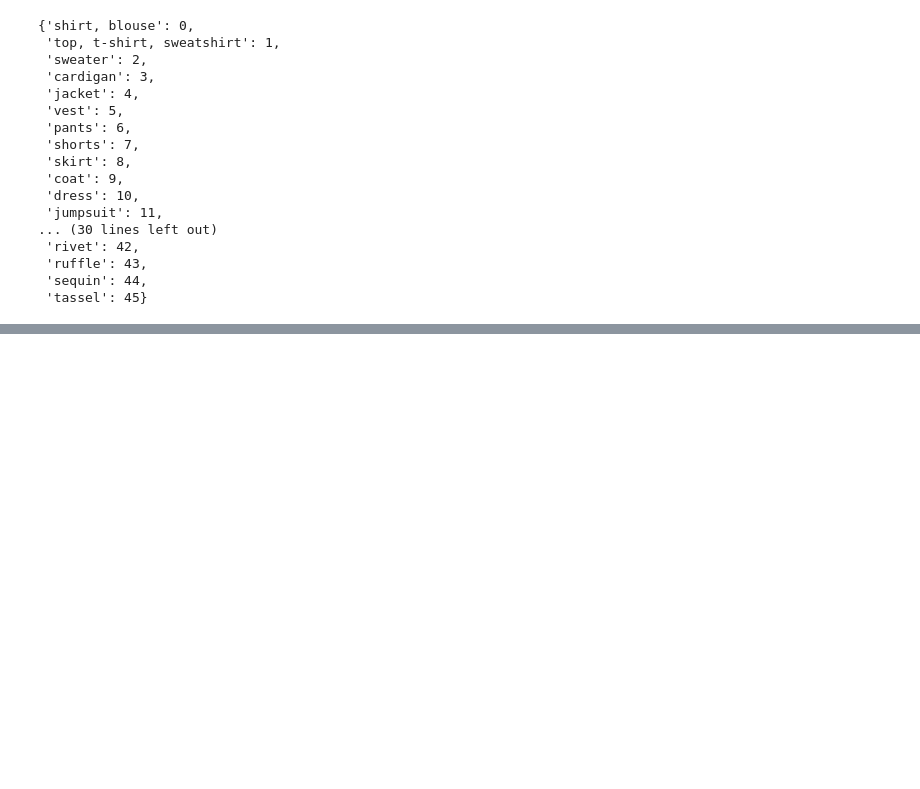
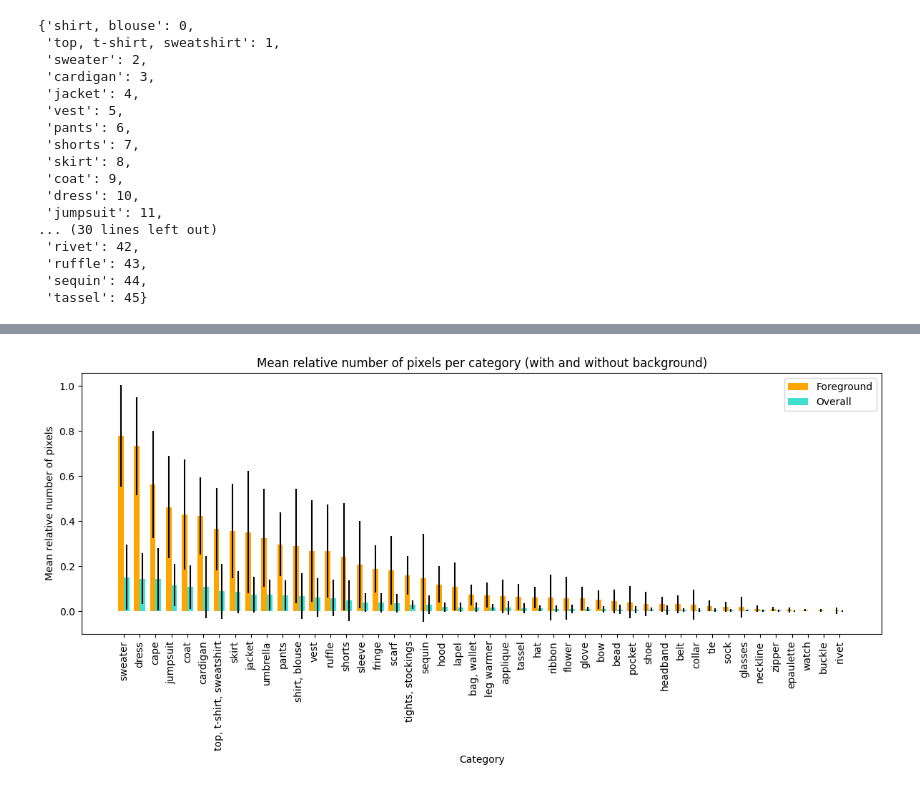
Before and after one commit to BecTome/OR_FashionParsing, a Jupyter notebook: notebooks/DataAnalysis.ipynb, the cells around one changed output, grey strips where cells are left out. Drawn from its saved outputs; the diff is of its cells as text; code cells hidden in the pictures; blank space fills up the shorter version.

```diff
--- a/notebooks/DataAnalysis.ipynb
+++ b/notebooks/DataAnalysis.ipynb
@@ -527,0 +537,46 @@ d_invert_class
+# %%
+import matplotlib.pyplot as plt
+import numpy as np
+
+# Data used in the example
+pixels_mean_vert = pixels_mean_aux.sort_values(by="mean", ascending=False)
+pixels_mean_vert = pixels_mean_vert.rename(index={"headband, head covering, hair accessory": "headband"})
+
+pixels_mean_vert_fg = pixels_mean_aux_fg.sort_values(by="mean", ascending=False)
+pixels_mean_vert_fg = pixels_mean_vert_fg.rename(index={"headband, head covering, hair accessory": "headband"})
+
+# Create a new figure
+fig, ax = plt.subplots(figsize=(12, 6))
+
+# Get the indices for x-axis
+x = np.arange(len(pixels_mean_vert))  # positions for x-axis
+
+# Width for the bars
+bar_width = 0.35  # width of the bars
+
+# Plot the second set of bars (foreground, orange)
+ax.bar(x, pixels_mean_vert_fg["mean"], bar_width, yerr=pixels_mean_vert_fg["std"], label='Foreground', color='orange')
+
+# Plot the first set of bars (overall, blue), shifted by the bar width
+ax.bar(x + bar_width, pixels_mean_vert["mean"], bar_width, yerr=pixels_mean_vert["std"], label='Overall', color='turquoise')
+
+# Set the labels for the x-ticks, centering them with the middle of the two bar sets
+ax.set_xticks(x + bar_width / 2)
+ax.set_xticklabels(pixels_mean_vert.index, fontsize=10, rotation=90)
+
+# Set the title and labels
+ax.set_title("Mean relative number of pixels per category (with and without background)")
+ax.set_xlabel("Category")
+ax.set_ylabel("Mean relative number of pixels")
+
+# Display legend
+ax.legend()
+
+# Apply a tight layout
+plt.tight_layout()
+
+# Show the plot
+plt.savefig('mean_relative_pixels.png')
+plt.show()
+# %% [output]
+[figure, added]
```
Also changed, not shown: parts of 6 cells of this notebook.
